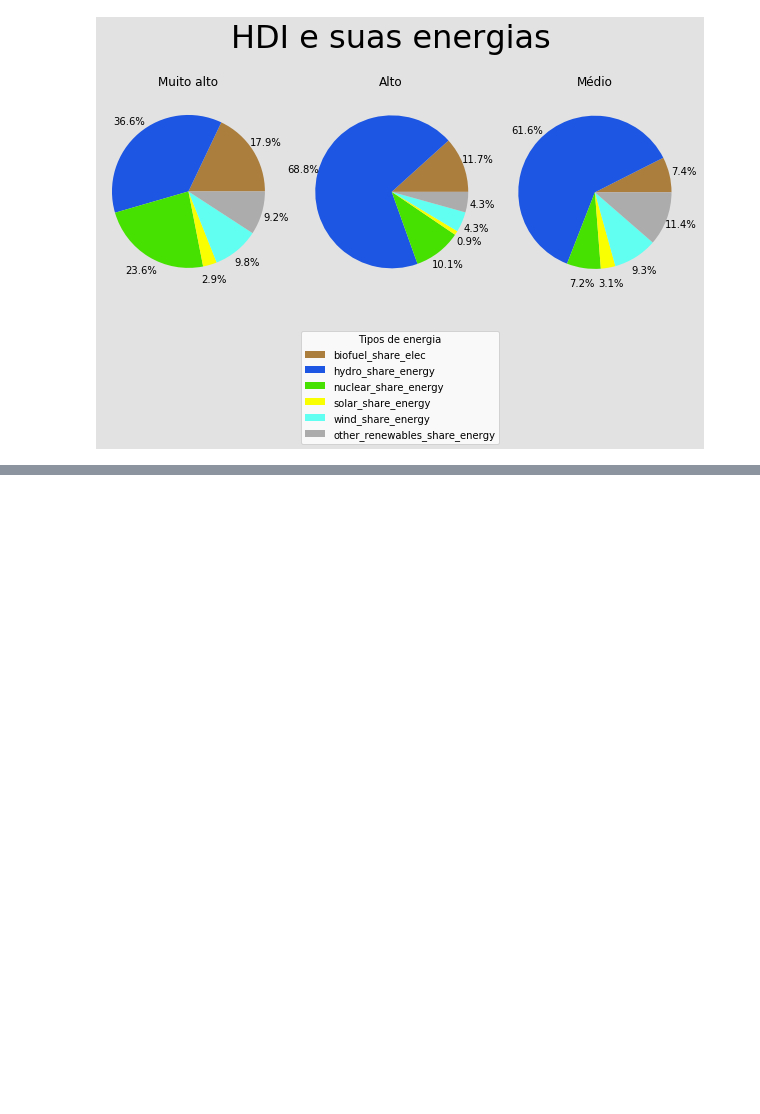
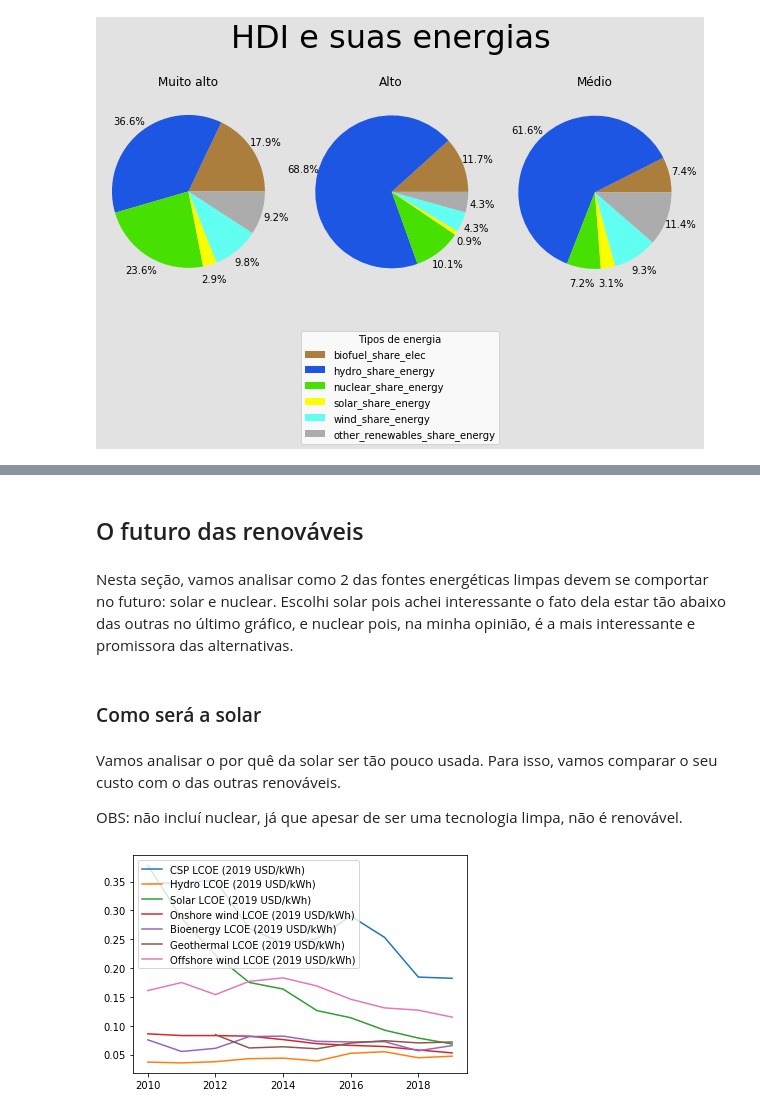
Before and after one commit to leoDomingos/Introducao-ao-aquecimento-global, a Jupyter notebook: main.ipynb, the cells around one changed output, grey strips where cells are left out. Saved outputs shown, nothing was run; the diff lists cells and outputs as text; code cells hidden in the pictures; blank space fills up the shorter version.

Commit message:
Terminado até nuclear
todas as seções feitas; faltam retoques no texto e nos gráficos

```diff
--- a/main.ipynb
+++ b/main.ipynb
@@ -962,0 +971,40 @@ figure_hdi.set_figheight(6)
+# %% [markdown]
+## O futuro das renováveis
+# %% [markdown]
+Nesta seção, vamos analisar como 2 das fontes energéticas limpas devem se comportar no futuro: solar e nuclear. Escolhi solar pois achei interessante o fato dela estar tão abaixo das outras no último gráfico, e nuclear pois, na minha opinião, é a mais interessante e promissora das alternativas.
+# %% [markdown]
+### Como será a solar
+# %% [markdown]
+Vamos analisar o por quê da solar ser tão pouco usada. Para isso, vamos comparar o seu custo com o das outras renováveis.
+
+OBS: não incluí nuclear, já que apesar de ser uma tecnologia limpa, não é renovável.
+# %%
+energy_cost_data = pd.read_csv("./data/levelized-cost-of-energy.csv")
+
+types_of_energy = ["CSP LCOE (2019 USD/kWh)",
+                   "Hydro LCOE (2019 USD/kWh)",
+                   "Solar LCOE (2019 USD/kWh)",
+                   "Onshore wind LCOE (2019 USD/kWh)",
+                   "Bioenergy LCOE (2019 USD/kWh)",
+                   "Geothermal LCOE (2019 USD/kWh)",
+                   "Offshore wind LCOE (2019 USD/kWh)"]
+
+
+cost_per_energy = {tipo:[] for tipo in types_of_energy}
+
+
+ano = 2010
+for index, row in energy_cost_data.iterrows():
+    if index > 385:
+        break
+
+    if index > 375: # O csv não está muito bem organizado
+        for tipo in types_of_energy:
+            row[f"{tipo}"]
+            cost_per_energy[tipo].append(row[f"{tipo}"])
+# %%
+for tipo, custos in cost_per_energy.items():
+    plt.plot(list(range(2010, 2020)), list(custos), label = tipo)
+    plt.legend(loc="upper left")
+# %% [output]
+[figure, added]
```
Also changed, not shown: parts of 7 cells of this notebook.
